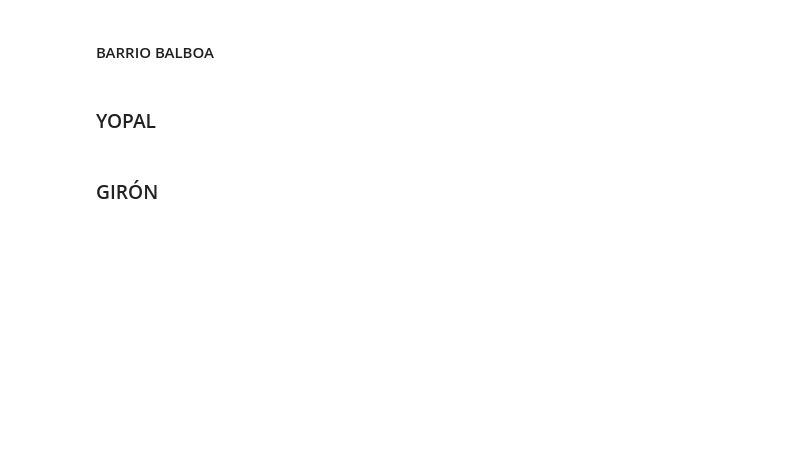
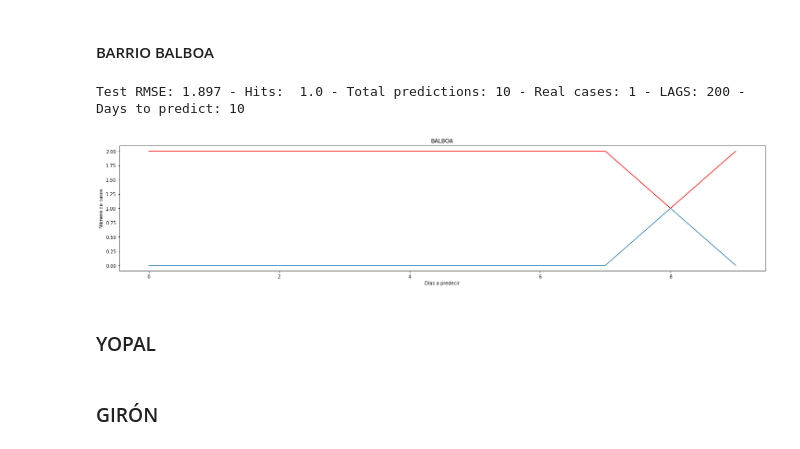
Before and after one commit to JuanImbachi/PDG, a Jupyter notebook: Analysis/data_analytics/Modelamiento datos.ipynb, the cells around one changed output. Cells and saved outputs as stored; diff of their text form; code cells hidden in the pictures; blank space fills up the shorter version.

```diff
--- a/Analysis/data_analytics/Modelamiento datos.ipynb
+++ b/Analysis/data_analytics/Modelamiento datos.ipynb
@@ -283,7 +361,10 @@ get_predictions('Buga', 'LA HONDA', 850, 700)
 # %% [markdown]
 #### BARRIO BALBOA
 # %%
-get_predictions('Buga', 'BALBOA', 850, 700)
+get_predictions('Buga', 'BALBOA', 10, 200, 210)
+# %% [output]
+Test RMSE: 1.897 - Hits:  1.0 - Total predictions: 10 - Real cases: 1 - LAGS: 200 - Days to predict: 10
+[figure, added]
 # %% [markdown]
 ### YOPAL
 # %%
```
Also changed, not shown: parts of 24 cells of this notebook, 5 other files.
